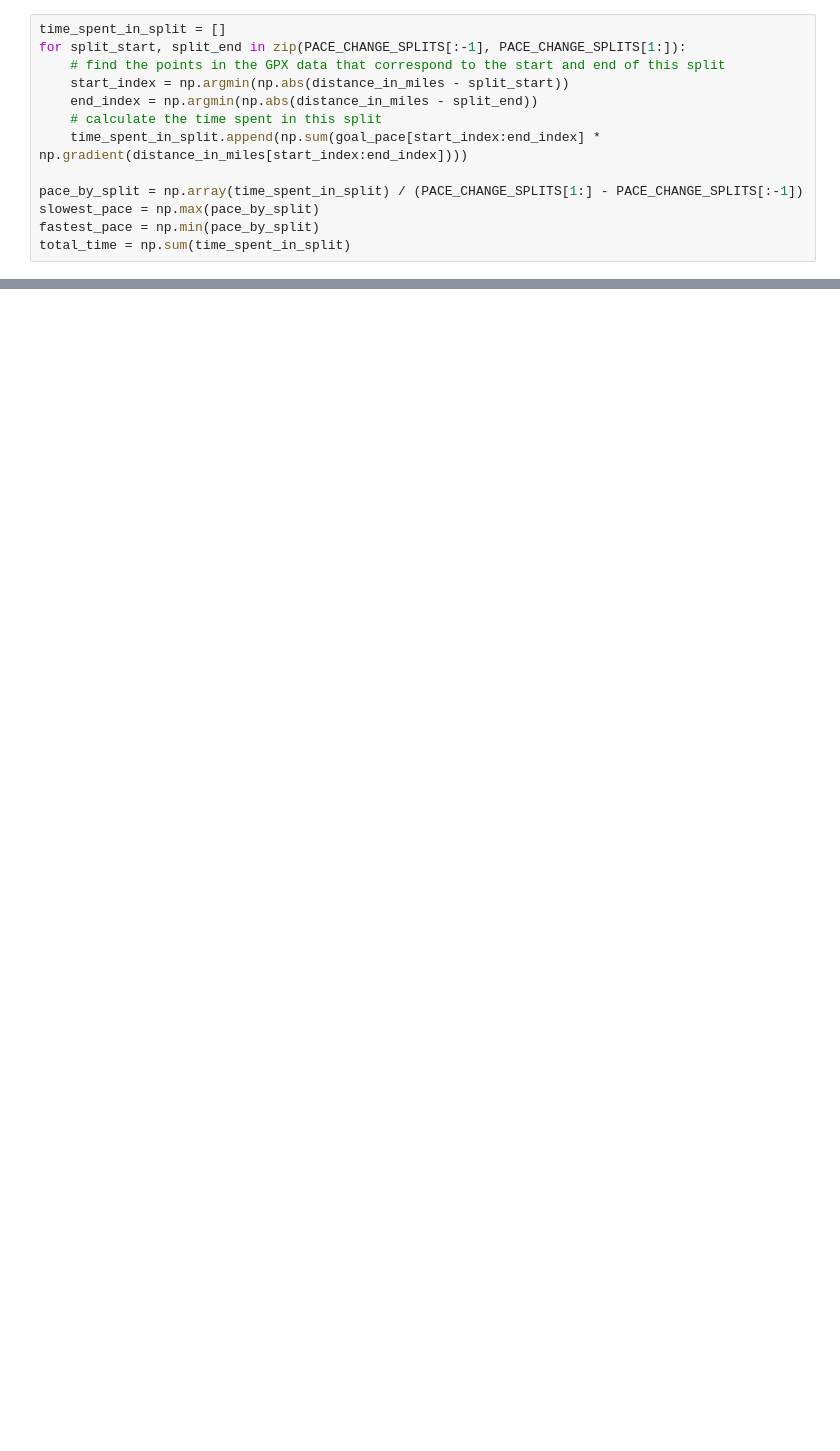
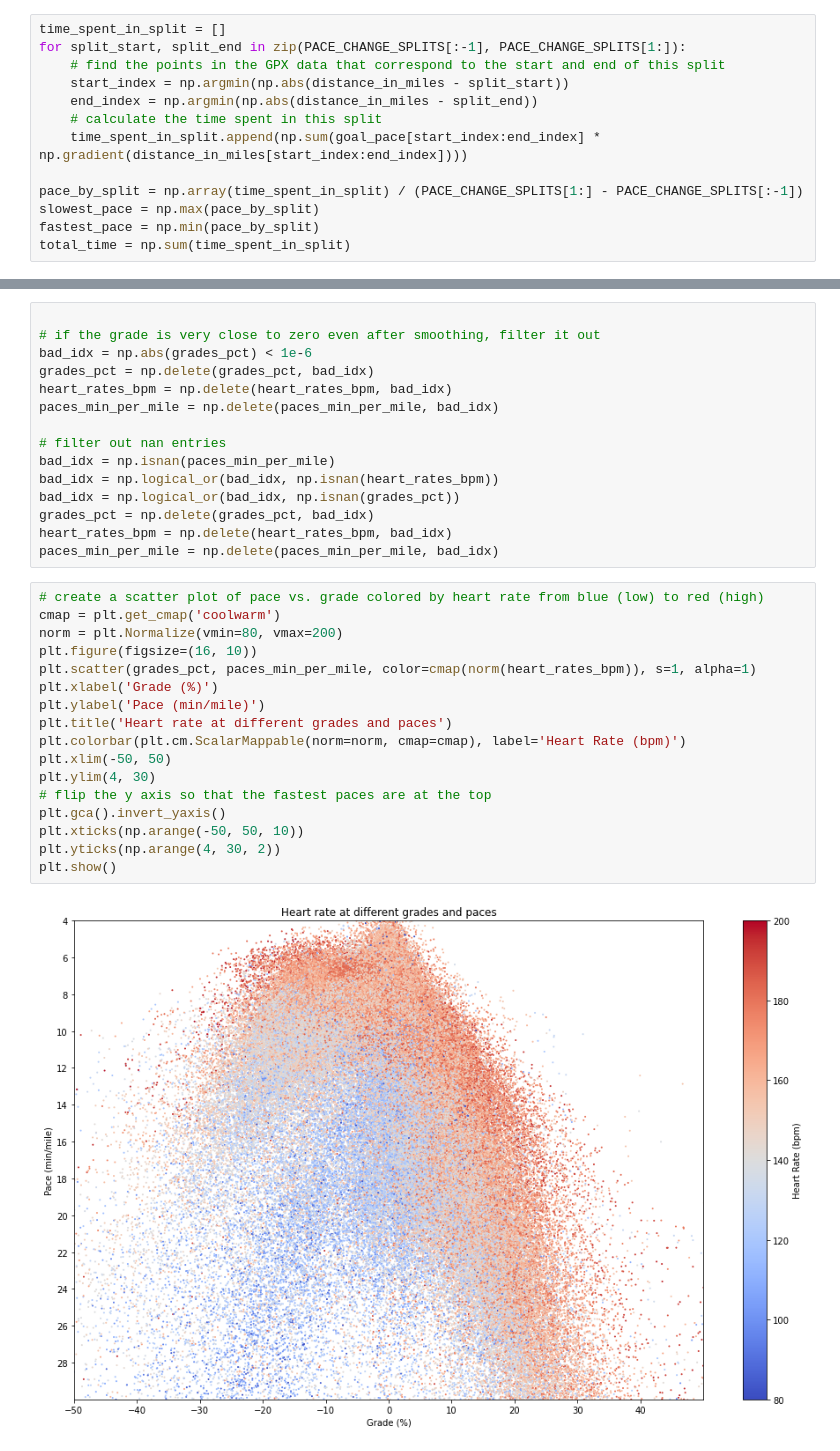
Before and after one commit to garrettbingham/vertpro, a Jupyter notebook: vertpro.ipynb, the cells around one changed output, grey strips where cells are left out. Drawn from its saved outputs; the diff is of its cells as text; blank space fills up the shorter version.

```diff
--- a/vertpro.ipynb
+++ b/vertpro.ipynb
@@ -204,0 +317,34 @@ plt.show()
+# %%
+
+# if the grade is very close to zero even after smoothing, filter it out
+bad_idx = np.abs(grades_pct) < 1e-6
+grades_pct = np.delete(grades_pct, bad_idx)
+heart_rates_bpm = np.delete(heart_rates_bpm, bad_idx)
+paces_min_per_mile = np.delete(paces_min_per_mile, bad_idx)
+
+# filter out nan entries
+bad_idx = np.isnan(paces_min_per_mile)
+bad_idx = np.logical_or(bad_idx, np.isnan(heart_rates_bpm))
+bad_idx = np.logical_or(bad_idx, np.isnan(grades_pct))
+grades_pct = np.delete(grades_pct, bad_idx)
+heart_rates_bpm = np.delete(heart_rates_bpm, bad_idx)
+paces_min_per_mile = np.delete(paces_min_per_mile, bad_idx)
+# %%
+# create a scatter plot of pace vs. grade colored by heart rate from blue (low) to red (high)
+cmap = plt.get_cmap('coolwarm')
+norm = plt.Normalize(vmin=80, vmax=200)
+plt.figure(figsize=(16, 10))
+plt.scatter(grades_pct, paces_min_per_mile, color=cmap(norm(heart_rates_bpm)), s=1, alpha=1)
+plt.xlabel('Grade (%)')
+plt.ylabel('Pace (min/mile)')
+plt.title('Heart rate at different grades and paces')
+plt.colorbar(plt.cm.ScalarMappable(norm=norm, cmap=cmap), label='Heart Rate (bpm)')
+plt.xlim(-50, 50)
+plt.ylim(4, 30)
+# flip the y axis so that the fastest paces are at the top
+plt.gca().invert_yaxis()
+plt.xticks(np.arange(-50, 50, 10))
+plt.yticks(np.arange(4, 30, 2))
+plt.show()
+# %% [output]
+[figure, added]
```
Also changed, not shown: parts of 10 cells of this notebook.
